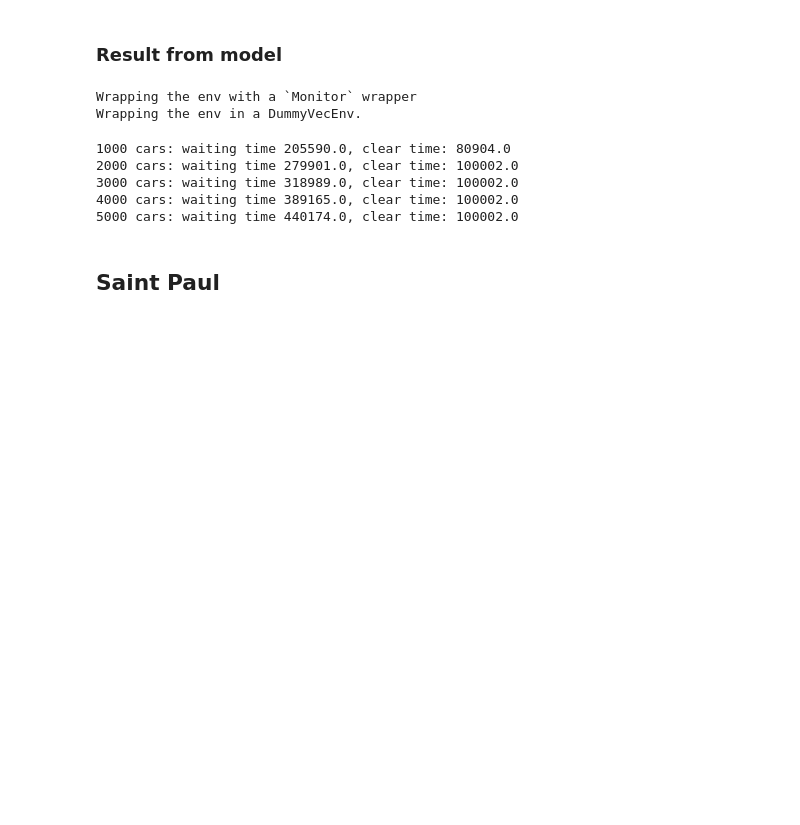
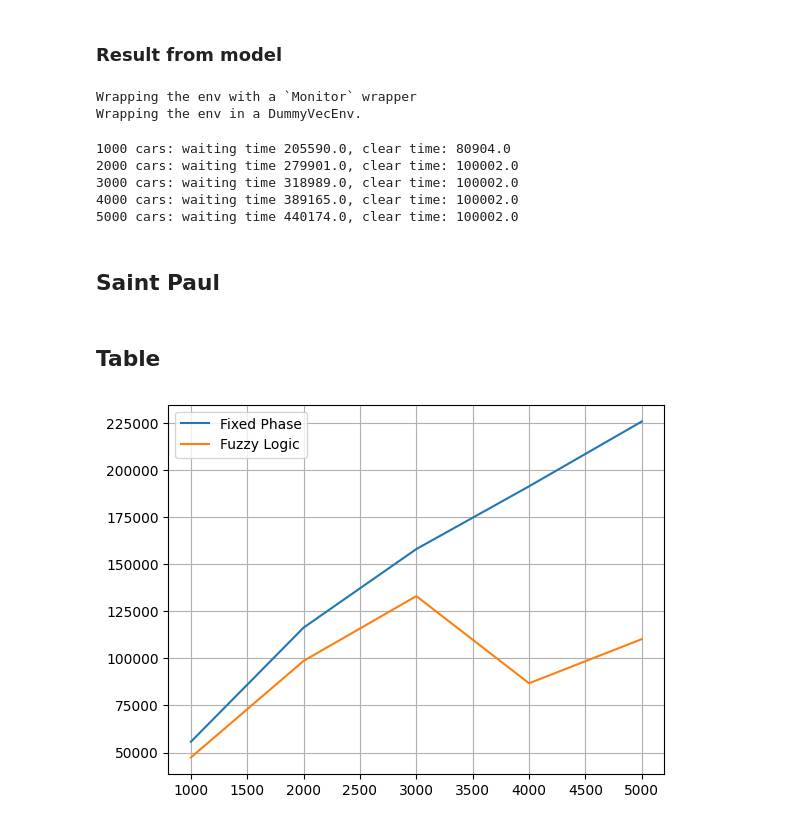
Before and after one commit to giftnichakul/deeprl-traffic-control, a Jupyter notebook: main.ipynb, the cells around one changed output. Saved outputs shown, nothing was run; the diff lists cells and outputs as text; code cells hidden in the pictures; blank space fills up the shorter version.

Commit message:
add fuzzy logic

```diff
--- a/main.ipynb
+++ b/main.ipynb
@@ -120,3 +120,18 @@ sumo.analyze_predict(model=train_model,
                      yellow_time=5)
 # %%
 traci.close()
+# %% [markdown]
+## Table
+# %%
+import matplotlib.pyplot as plt
+import pandas as pd
+
+df = pd.read_csv('./saint_paul_1hr.csv')
+
+plt.plot(df['vehicle per hour'], df['waiting_fixed'], label = "Fixed Phase")
+plt.plot(df['vehicle per hour'], df['fuzzy_total_waiting_time'], label = "Fuzzy Logic")
+plt.grid()
+plt.legend()
+plt.show()
+# %% [output]
+[figure, added]
```
Also changed, not shown: parts of 1 cell of this notebook, 2 other files.
